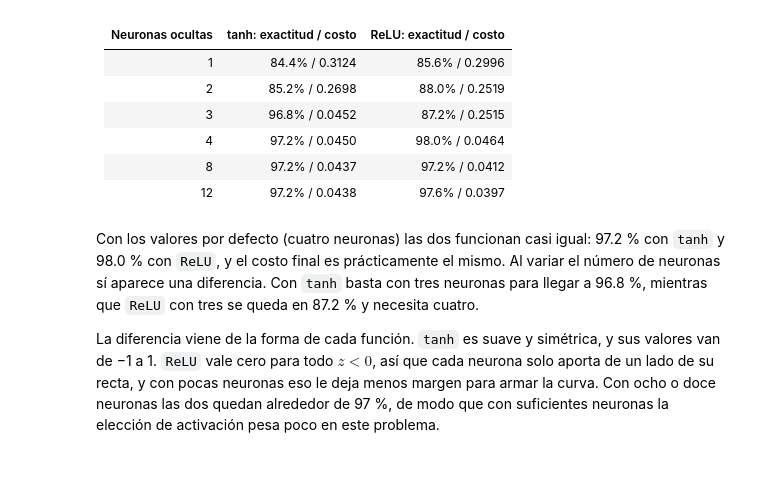
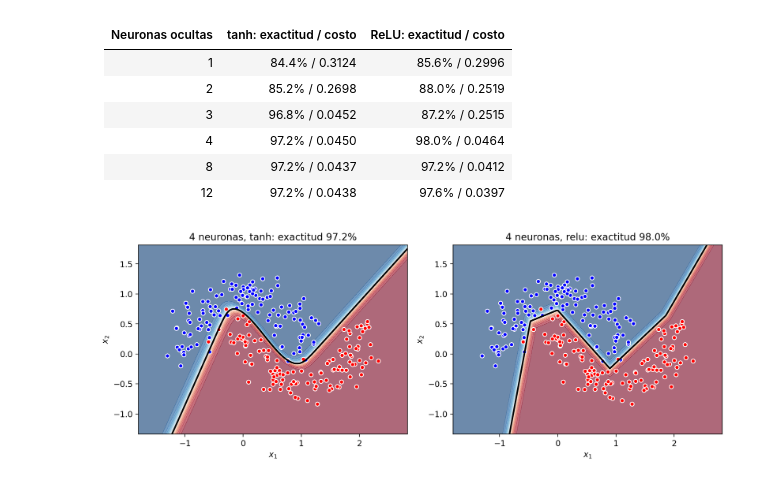
Before and after one commit to Carpuro/mcd_cucea, a Jupyter notebook: 3er-semestre/topicos-selectos-ii/tareas/Actividad3/Actividad3_1_TopicosGBDII_CarlosPulidoRosas.ipynb, the cells around one changed output. Drawn from its saved outputs; the diff is of its cells as text; code cells hidden in the pictures.

Commit message:
Topicos II Actividad 3: tanh vs ReLU boundaries, linear-activation check, consistency fixes

```diff
--- a/3er-semestre/topicos-selectos-ii/tareas/Actividad3/Actividad3_1_TopicosGBDII_CarlosPulidoRosas.ipynb
+++ b/3er-semestre/topicos-selectos-ii/tareas/Actividad3/Actividad3_1_TopicosGBDII_CarlosPulidoRosas.ipynb
@@ -464,15 +464,23 @@ mo.md(tabla_md(filas_2))
 | 4 | 97.2% / 0.0450 | 98.0% / 0.0464 |
 | 8 | 97.2% / 0.0437 | 97.2% / 0.0412 |
 | 12 | 97.2% / 0.0438 | 97.6% / 0.0397 |
-# %% [markdown]
-Con los valores por defecto (cuatro neuronas) las dos funcionan casi igual: 97.2 % con `tanh` y
-98.0 % con `ReLU`, y el costo final es prácticamente el mismo. Al variar el número de neuronas
-sí aparece una diferencia. Con `tanh` basta con tres neuronas para llegar a 96.8 %, mientras
-que `ReLU` con tres se queda en 87.2 % y necesita cuatro.
-
-La diferencia viene de la forma de cada función. `tanh` es suave y simétrica, y sus valores
-van de −1 a 1. `ReLU` vale cero para todo $z < 0$, así que cada neurona solo aporta de un lado
-de su recta, y con pocas neuronas eso le deja menos margen para armar la curva. Con ocho o
-doce neuronas las dos quedan alrededor de 97 %, de modo que con suficientes neuronas la
-elección de activación pesa poco en este problema.
+# %%
+# misma arquitectura (4 neuronas), solo cambia la activación
+_g1, _g2 = np.meshgrid(np.linspace(X_exp[0].min() - 0.5, X_exp[0].max() + 0.5, 250),
+                       np.linspace(X_exp[1].min() - 0.5, X_exp[1].max() + 0.5, 250))
+_malla = np.vstack((_g1.ravel(), _g2.ravel()))
+fig_2, ax_2 = plt.subplots(1, 2, figsize=(11, 4.2))
+for _ax, _act in zip(ax_2, ["tanh", "relu"]):
+    _acc, _cost, _p = entrenar(n_h=4, nombre=_act)
+    _a, _ = forward_propagation(_malla, _p, _act)
+    _a = _a.reshape(_g1.shape)
+    _ax.contourf(_g1, _g2, _a, levels=np.linspace(0, 1, 21), cmap="RdBu_r", alpha=0.6)
+    _ax.contour(_g1, _g2, _a, levels=[0.5], colors="black", linewidths=2)
+    _ax.scatter(X_exp[0], X_exp[1], c=y_exp.ravel(), cmap=ListedColormap(["blue", "red"]),
+                edgecolor="white", s=25)
+    _ax.set(title=f"4 neuronas, {_act}: exactitud {_acc:.1%}", xlabel="$x_1$", ylabel="$x_2$")
+fig_2.tight_layout()
+fig_2
+# %% [output]
+[figure, added]
 # %% [markdown]
```
Also changed, not shown: parts of 8 cells of this notebook, 5 other files.
